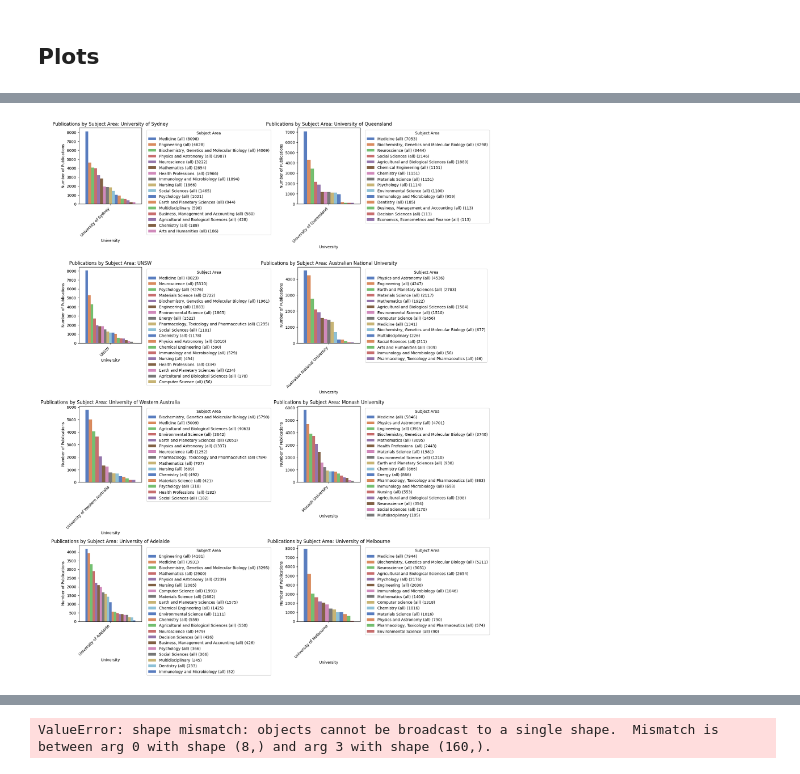
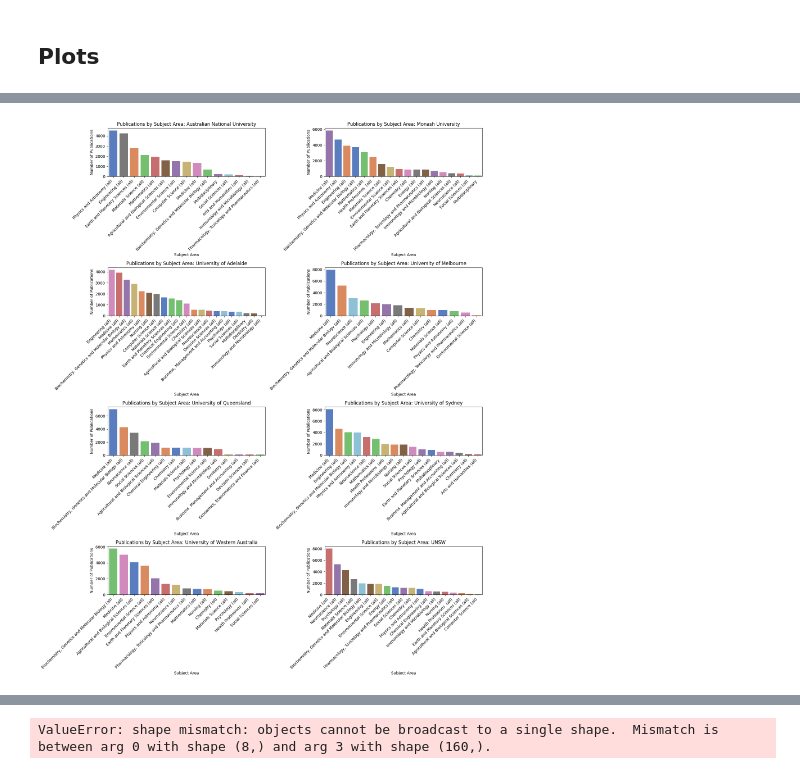
Before and after one commit to nepython/metrics, a Jupyter notebook: plot.ipynb, the cells around one changed output, grey strips where cells are left out. Saved outputs shown, nothing was run; the diff lists cells and outputs as text; code cells hidden in the pictures.

```diff
--- a/plot.ipynb
+++ b/plot.ipynb
@@ -110,71 +129,47 @@ plt.show()
 # %%
-# Function to prepare data for publications by subject area
-def publications_by_subject_area(author_data, university):
-    publications_data = []
-    for author in author_data[university]:
-        for pub in author['publications']:
-            for subject in author['subject_area']:
-                publications_data.append({
-                    'University': university,
-                    'Subject Area': subject['$'],
-                    'Publication Count': 1
-                })
-    publications_df = pd.DataFrame(publications_data)
-    return publications_df
+def plot_publications_by_subject_area(author_data, save=None):
+    def publications_by_subject_area(author_data, university):
+        return pd.DataFrame([{'University': university, 'Subject Area': subject['$'], 'Publication Count': 1}
+                             for author in author_data[university]
+                             for pub in author['publications']
+                             for subject in author['subject_area']])
 
-# Example usage for plotting 8 universities
-universities = list(author_data.keys())[:8]  # Assuming you have 8 universities
+    universities = list(author_data.keys())[:8]
+    aggregate_df = pd.concat([publications_by_subject_area(author_data, university) for university in universities])
 
-# Aggregate data across all universities
-aggregate_publications_data = []
-for university in universities:
-    publications_df = publications_by_subject_area(author_data, university)
-    aggregate_publications_data.append(publications_df)
+    subject_counts_all = aggregate_df.groupby('Subject Area')['Publication Count'].sum().sort_values(ascending=False)
+    sorted_subjects_all = subject_counts_all.index.tolist()
 
-# Concatenate dataframes for all universities
-aggregate_df = pd.concat(aggregate_publications_data)
+    plt.figure(figsize=(12, 8))
+    sns.barplot(x='Subject Area', y='Publication Count', hue='Subject Area', data=aggregate_df,
+                estimator=np.sum, palette='muted', order=sorted_subjects_all)
+    plt.xlabel('Subject Area')
+    plt.ylabel('Number of Publications')
+    plt.title('Aggregate Publications by Subject Area across 8 Universities')
+    plt.xticks(rotation=45, ha='right')
+    plt.tight_layout()
+    plt.show()
 
-# Calculate total publication counts for each subject area across all universities
-subject_counts_all = aggregate_df.groupby('Subject Area')['Publication Count'].sum()
-sorted_subjects_all = subject_counts_all.sort_values(ascending=False).index.tolist()
+    plt.figure(figsize=(16, 20))
+    for i, university in enumerate(universities):
+        plt.subplot(4, 2, i+1)
+        publications_df = publications_by_subject_area(author_data, university)
 
-# Plotting the aggregated data using Seaborn (sorted by publication count)
-plt.figure(figsize=(12, 8))
-sns.barplot(x='Subject Area', y='Publication Count', hue='Subject Area', data=aggregate_df,
-            estimator=np.sum, palette='muted', order=sorted_subjects_all)
+        subject_counts = publications_df.groupby('Subject Area')['Publication Count'].sum().sort_values(ascending=False)
+        sorted_subjects = subject_counts.index.tolist()
 
-plt.xlabel('Subject Area')
-plt.ylabel('Number of Publications')
-plt.title('Aggregate Publications by Subject Area across 8 Universities')
+        sns.barplot(x='Subject Area', y='Publication Count', hue='Subject Area', data=publications_df,
+                    estimator=np.sum, palette='muted', ax=plt.gca(), order=sorted_subjects)
+        plt.xlabel('Subject Area')
+        plt.ylabel('Number of Publications')
+        plt.title(f'Publications by Subject Area: {university}')
+        plt.xticks(rotation=45, ha='right')
 
-plt.xticks(rotation=45, ha='right')
-plt.tight_layout()
-plt.show()
+    plt.tight_layout()
+    plt.show()
 
-# Plotting individual university data (8 separate plots)
-plt.figure(figsize=(16, 20))  # Adjust figure size as needed
-for i, university in enumerate(universities):
-    plt.subplot(4, 2, i+1)  # Create subplot for each university
-    publications_df = publications_by_subject_area(author_data, university)
+    if save:
+        plt.savefig(save)
 
-    # Calculate total publication counts for each subject area
-    subject_counts = publications_df.groupby('Subject Area')['Publication Count'].sum()
-    sorted_subjects = subject_counts.sort_values(ascending=False).index.tolist()
-
-    # Plot using Seaborn (sorted by publication count)
-    sns.barplot(x='University', y='Publication Count', hue='Subject Area', data=publications_df,
-                estimator=np.sum, palette='muted', ax=plt.gca(), hue_order=sorted_subjects)
-
-    # Customizing legend to include count next to subject area
-    handles, labels = plt.gca().get_legend_handles_labels()
-    legend_labels = [f"{label} ({subject_counts[label]})" for label in sorted_subjects]
-    plt.legend(handles, legend_labels, title='Subject Area', bbox_to_anchor=(1.05, 1), loc='upper left')
-
-    plt.xlabel('University')
-    plt.ylabel('Number of Publications')
-    plt.title(f'Publications by Subject Area: {university}')
-    plt.xticks(rotation=45, ha='right')
-
-plt.tight_layout()
-plt.show()
+plot_publications_by_subject_area(author_data)
 # %% [output]
@@ -182,2 +177,2 @@ plt.show()
-[figure, old version]
+[figure, new version]
 # %%
```
Also changed, not shown: parts of 6 cells of this notebook, 2 other files.
